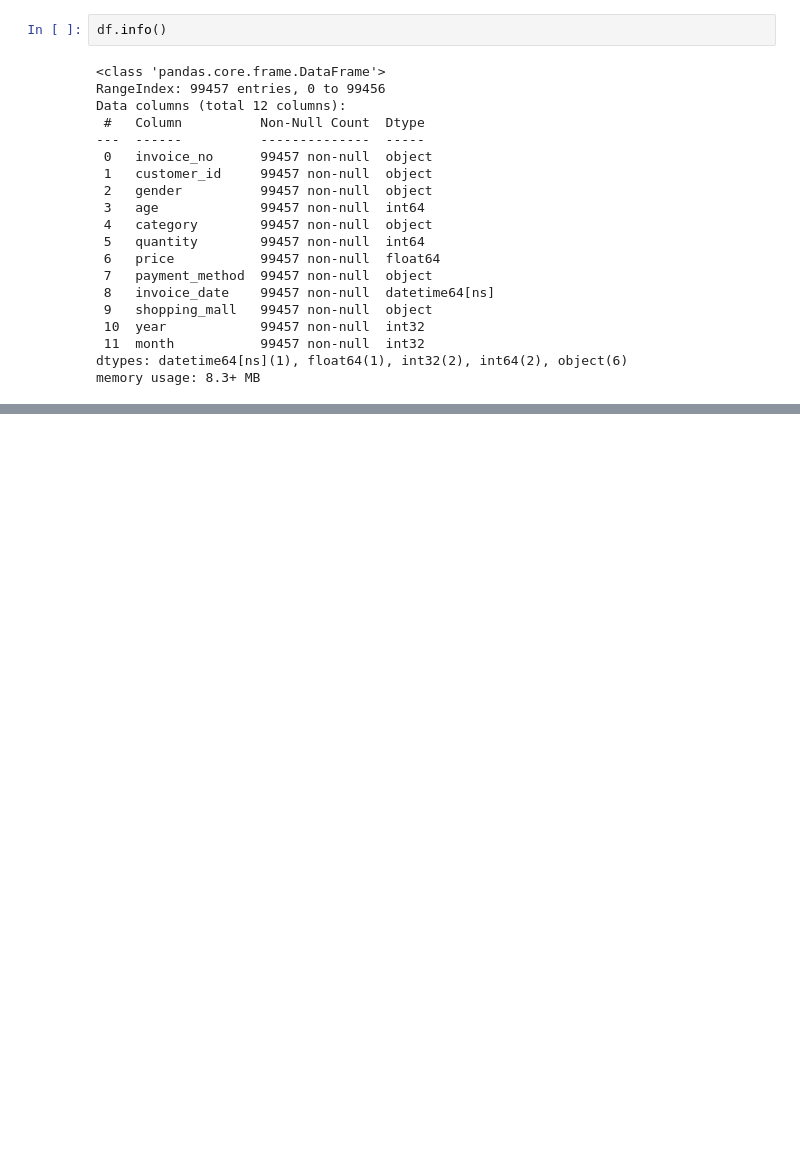
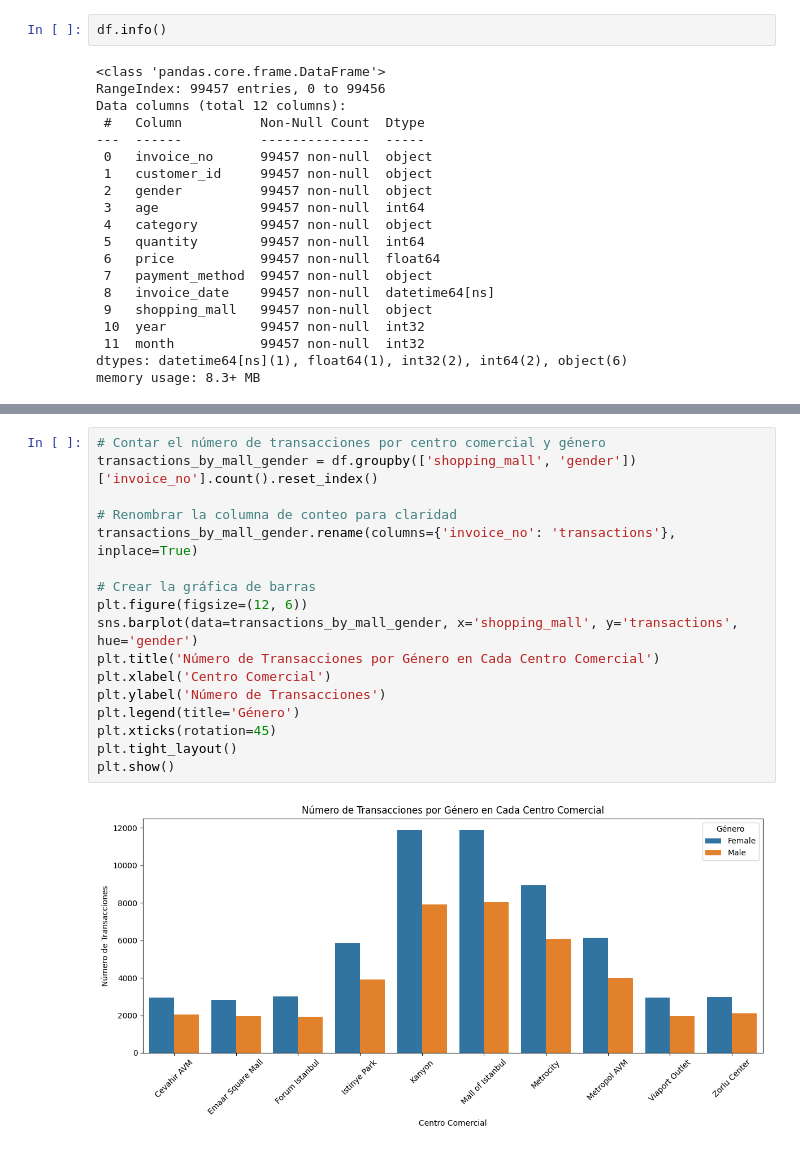
Before and after one commit to cescrosello/taller_visu, a Jupyter notebook: data_cleanning.ipynb, the cells around one changed output, grey strips where cells are left out. Saved outputs shown, nothing was run; the diff lists cells and outputs as text; blank space fills up the shorter version.

```diff
--- a/data_cleanning.ipynb
+++ b/data_cleanning.ipynb
@@ -293,0 +291,19 @@ memory usage: 8.3+ MB
+# %%
+# Contar el número de transacciones por centro comercial y género
+transactions_by_mall_gender = df.groupby(['shopping_mall', 'gender'])['invoice_no'].count().reset_index()
+
+# Renombrar la columna de conteo para claridad
+transactions_by_mall_gender.rename(columns={'invoice_no': 'transactions'}, inplace=True)
+
+# Crear la gráfica de barras
+plt.figure(figsize=(12, 6))
+sns.barplot(data=transactions_by_mall_gender, x='shopping_mall', y='transactions', hue='gender')
+plt.title('Número de Transacciones por Género en Cada Centro Comercial')
+plt.xlabel('Centro Comercial')
+plt.ylabel('Número de Transacciones')
+plt.legend(title='Género')
+plt.xticks(rotation=45)
+plt.tight_layout()
+plt.show()
+# %% [output]
+[figure, added]
```
Also changed, not shown: parts of 6 cells of this notebook, 9 other files.
